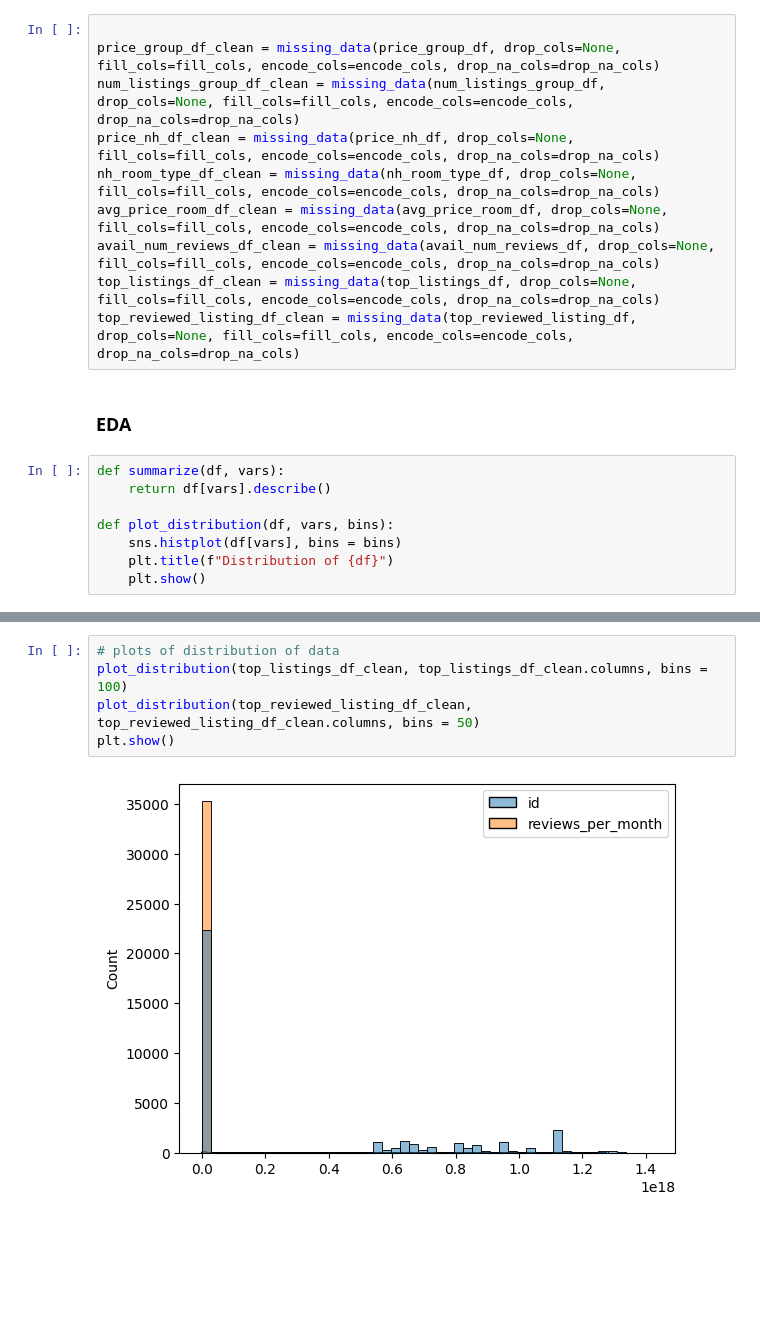
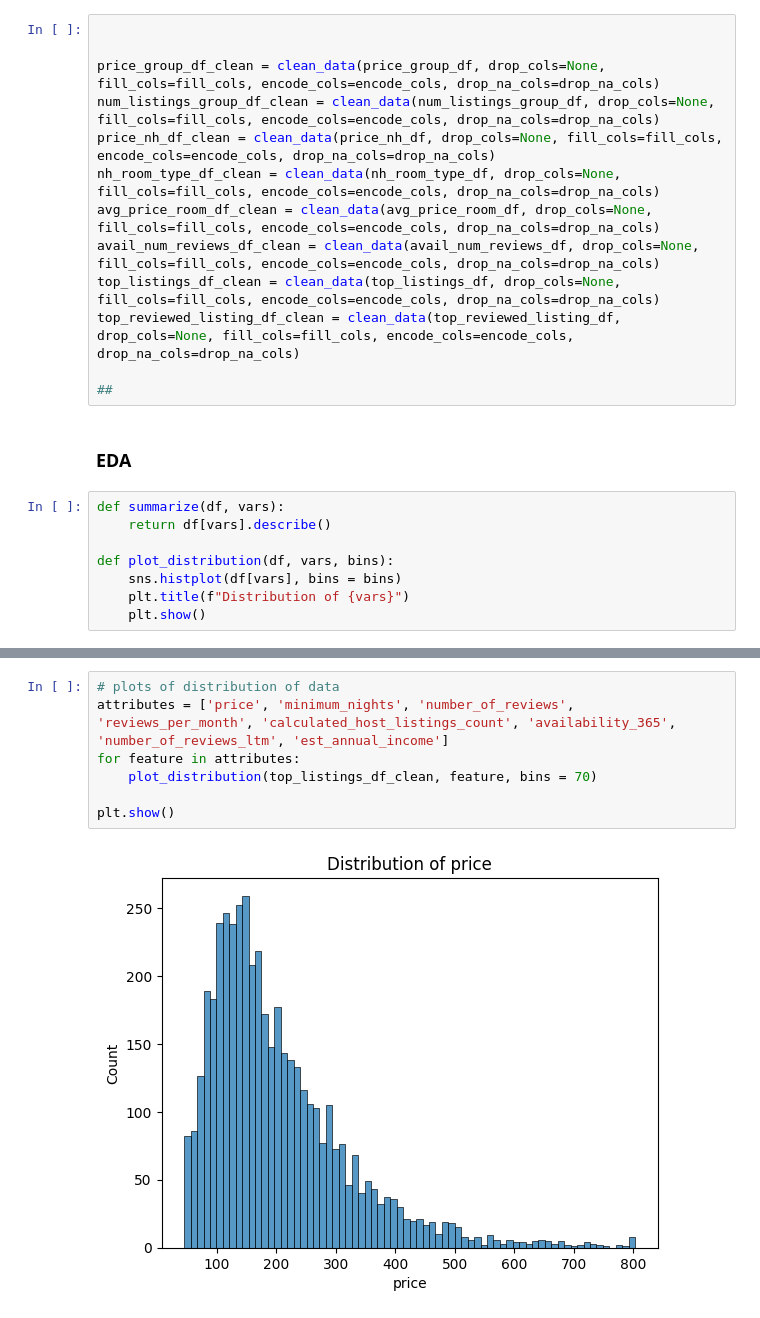
Before and after one commit to kellyw03/airbnb_analysis, a Jupyter notebook: explore.ipynb, the cells around one changed output, grey strips where cells are left out. Saved outputs shown, nothing was run; the diff lists cells and outputs as text; blank space fills up the shorter version.

Commit message:
fixed distribution visualization

```diff
--- a/explore.ipynb
+++ b/explore.ipynb
@@ -145,14 +159,17 @@ encode_cols = ['room_type']
 drop_na_cols = ['price']
 # %%
 
-price_group_df_clean = missing_data(price_group_df, drop_cols=None, fill_cols=fill_cols, encode_cols=encode_cols, drop_na_cols=drop_na_cols)
-num_listings_group_df_clean = missing_data(num_listings_group_df, drop_cols=None, fill_cols=fill_cols, encode_cols=encode_cols, drop_na_cols=drop_na_cols)
-price_nh_df_clean = missing_data(price_nh_df, drop_cols=None, fill_cols=fill_cols, encode_cols=encode_cols, drop_na_cols=drop_na_cols)
-nh_room_type_df_clean = missing_data(nh_room_type_df, drop_cols=None, fill_cols=fill_cols, encode_cols=encode_cols, drop_na_cols=drop_na_cols)
-avg_price_room_df_clean = missing_data(avg_price_room_df, drop_cols=None, fill_cols=fill_cols, encode_cols=encode_cols, drop_na_cols=drop_na_cols)
-avail_num_reviews_df_clean = missing_data(avail_num_reviews_df, drop_cols=None, fill_cols=fill_cols, encode_cols=encode_cols, drop_na_cols=drop_na_cols)
-top_listings_df_clean = missing_data(top_listings_df, drop_cols=None, fill_cols=fill_cols, encode_cols=encode_cols, drop_na_cols=drop_na_cols)
-top_reviewed_listing_df_clean = missing_data(top_reviewed_listing_df, drop_cols=None, fill_cols=fill_cols, encode_cols=encode_cols, drop_na_cols=drop_na_cols)
+
+price_group_df_clean = clean_data(price_group_df, drop_cols=None, fill_cols=fill_cols, encode_cols=encode_cols, drop_na_cols=drop_na_cols)
+num_listings_group_df_clean = clean_data(num_listings_group_df, drop_cols=None, fill_cols=fill_cols, encode_cols=encode_cols, drop_na_cols=drop_na_cols)
+price_nh_df_clean = clean_data(price_nh_df, drop_cols=None, fill_cols=fill_cols, encode_cols=encode_cols, drop_na_cols=drop_na_cols)
+nh_room_type_df_clean = clean_data(nh_room_type_df, drop_cols=None, fill_cols=fill_cols, encode_cols=encode_cols, drop_na_cols=drop_na_cols)
+avg_price_room_df_clean = clean_data(avg_price_room_df, drop_cols=None, fill_cols=fill_cols, encode_cols=encode_cols, drop_na_cols=drop_na_cols)
+avail_num_reviews_df_clean = clean_data(avail_num_reviews_df, drop_cols=None, fill_cols=fill_cols, encode_cols=encode_cols, drop_na_cols=drop_na_cols)
+top_listings_df_clean = clean_data(top_listings_df, drop_cols=None, fill_cols=fill_cols, encode_cols=encode_cols, drop_na_cols=drop_na_cols)
+top_reviewed_listing_df_clean = clean_data(top_reviewed_listing_df, drop_cols=None, fill_cols=fill_cols, encode_cols=encode_cols, drop_na_cols=drop_na_cols)
+
+##
 # %% [markdown]
 ### EDA
 # %%
@@ -161,7 +178,7 @@ def summarize(df, vars):
 
 def plot_distribution(df, vars, bins):
     sns.histplot(df[vars], bins = bins)
-    plt.title(f"Distribution of {df}")
+    plt.title(f"Distribution of {vars}")
     plt.show()
 # %%
 summary_top_listings = summarize(top_listings_df_clean, top_listings_df_clean.columns)
@@ -187,7 +204,9 @@ max          355.000000             682.000000      300000.000000
 # %%
 # plots of distribution of data
-plot_distribution(top_listings_df_clean, top_listings_df_clean.columns, bins = 100)
-plot_distribution(top_reviewed_listing_df_clean, top_reviewed_listing_df_clean.columns, bins = 50)
+attributes = ['price', 'minimum_nights', 'number_of_reviews', 'reviews_per_month', 'calculated_host_listings_count', 'availability_365', 'number_of_reviews_ltm', 'est_annual_income']
+for feature in attributes:
+    plot_distribution(top_listings_df_clean, feature, bins = 70)
+
 plt.show()
 # %% [output]
-[figure, old version]
+[figure, new version]
```
Also changed, not shown: parts of 5 cells of this notebook.
